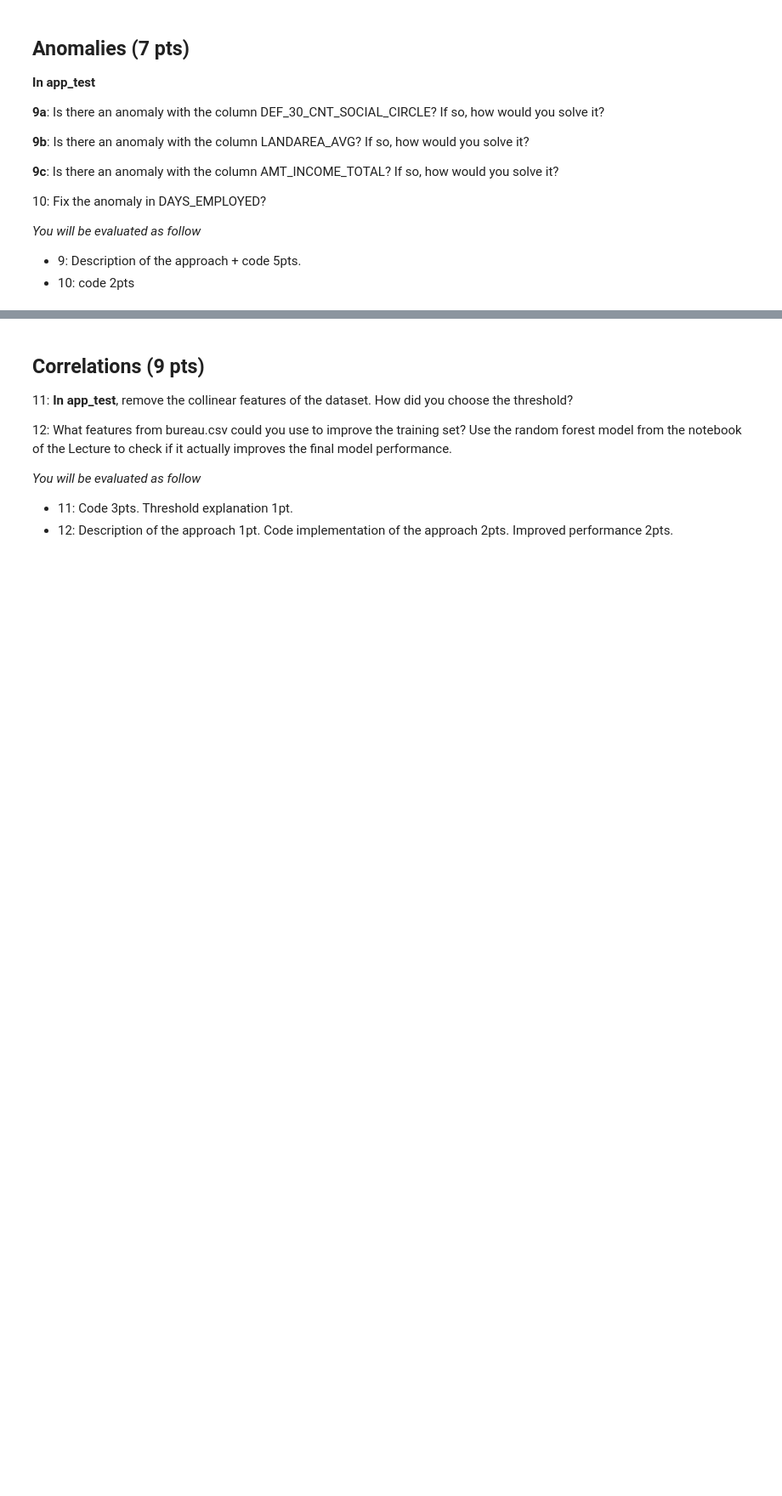
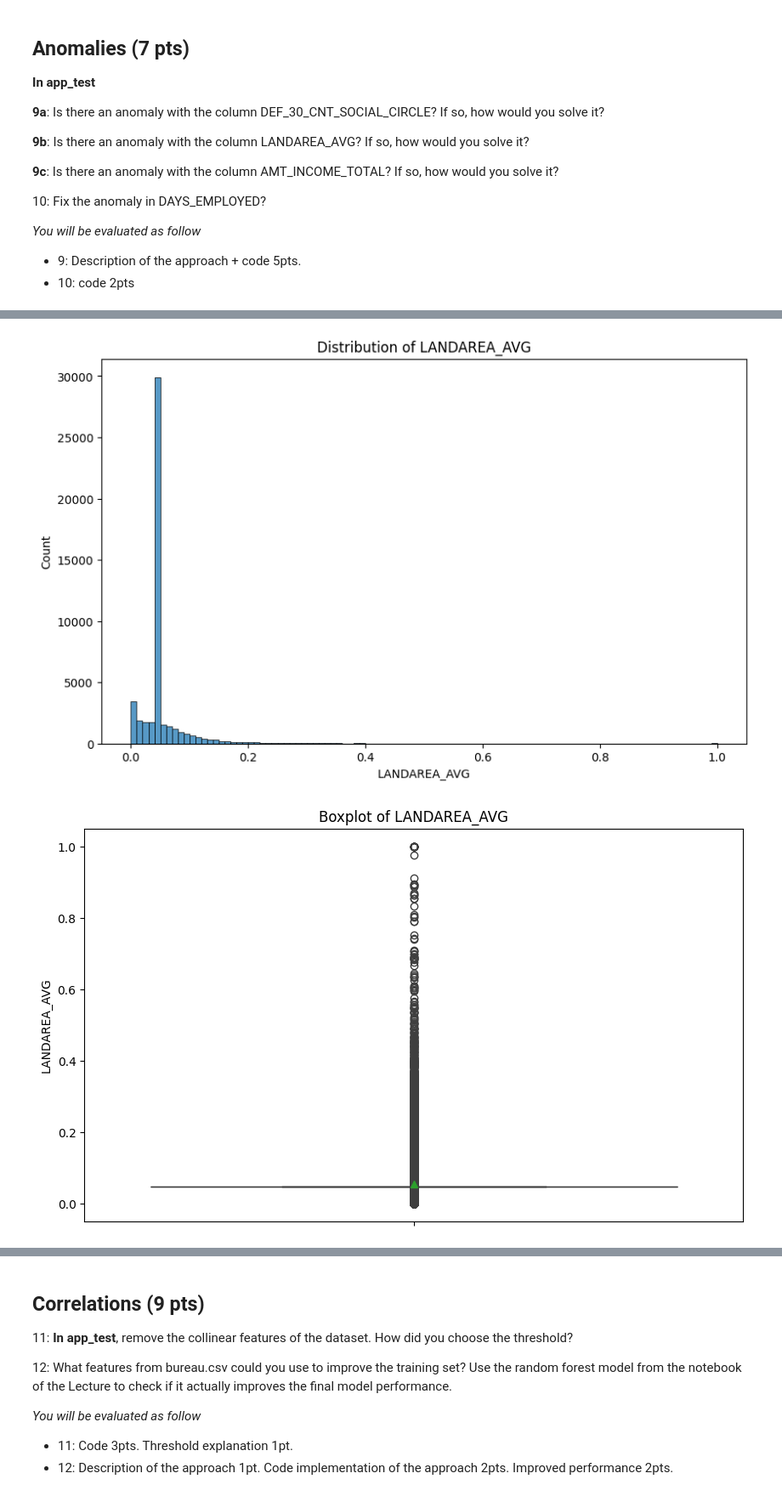
Before and after one commit to coldstrel/applied-ml-mids-2024, a Jupyter notebook: Project_Part_1.ipynb, the cells around one changed output, grey strips where cells are left out. Shown: that part at 85% size. Saved outputs shown, nothing was run; the diff lists cells and outputs as text; code cells hidden in the pictures; blank space fills up the shorter version.

```diff
--- a/Project_Part_1.ipynb
+++ b/Project_Part_1.ipynb
@@ -438,0 +669,3 @@ one_hot_encoded_appTest.head()
+# %%
+app_test_copy = app_test.copy()
+app_test_copy['LANDAREA_AVG'].value_counts()
@@ -438,0 +688,15 @@ one_hot_encoded_appTest.head()
+# %%
+# Histogram
+plt.figure(figsize=(10,6))
+sns.histplot(app_test_copy['LANDAREA_AVG'], bins=100)
+plt.title('Distribution of LANDAREA_AVG')
+plt.show()
+
+# Boxplot
+plt.figure(figsize=(10,6))
+sns.boxplot(app_test_copy['LANDAREA_AVG'], showmeans = True)
+plt.title('Boxplot of LANDAREA_AVG')
+plt.show()
+# %% [output]
+[figure, added]
+[figure, added]
```
Also changed, not shown: parts of 32 cells of this notebook.
